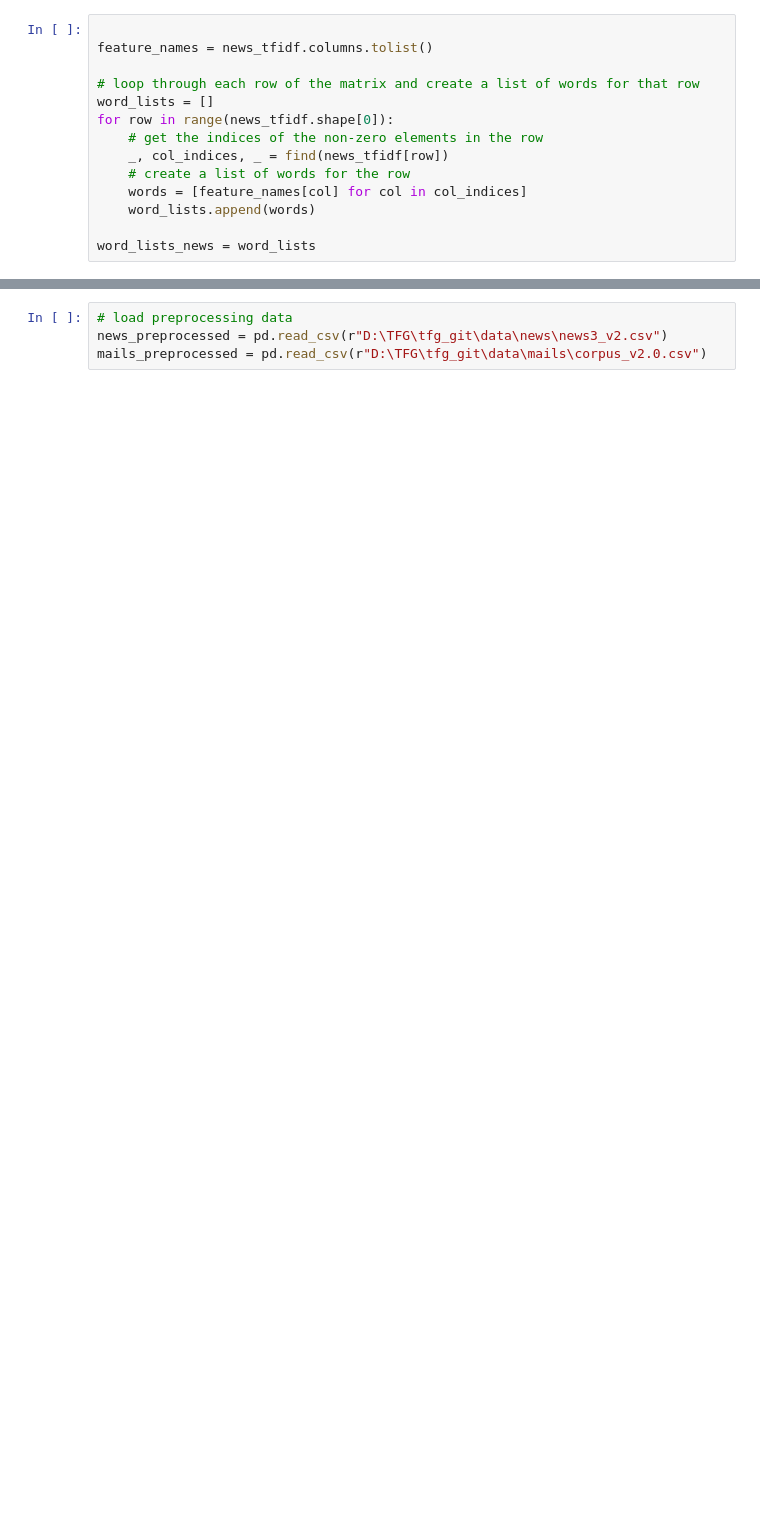
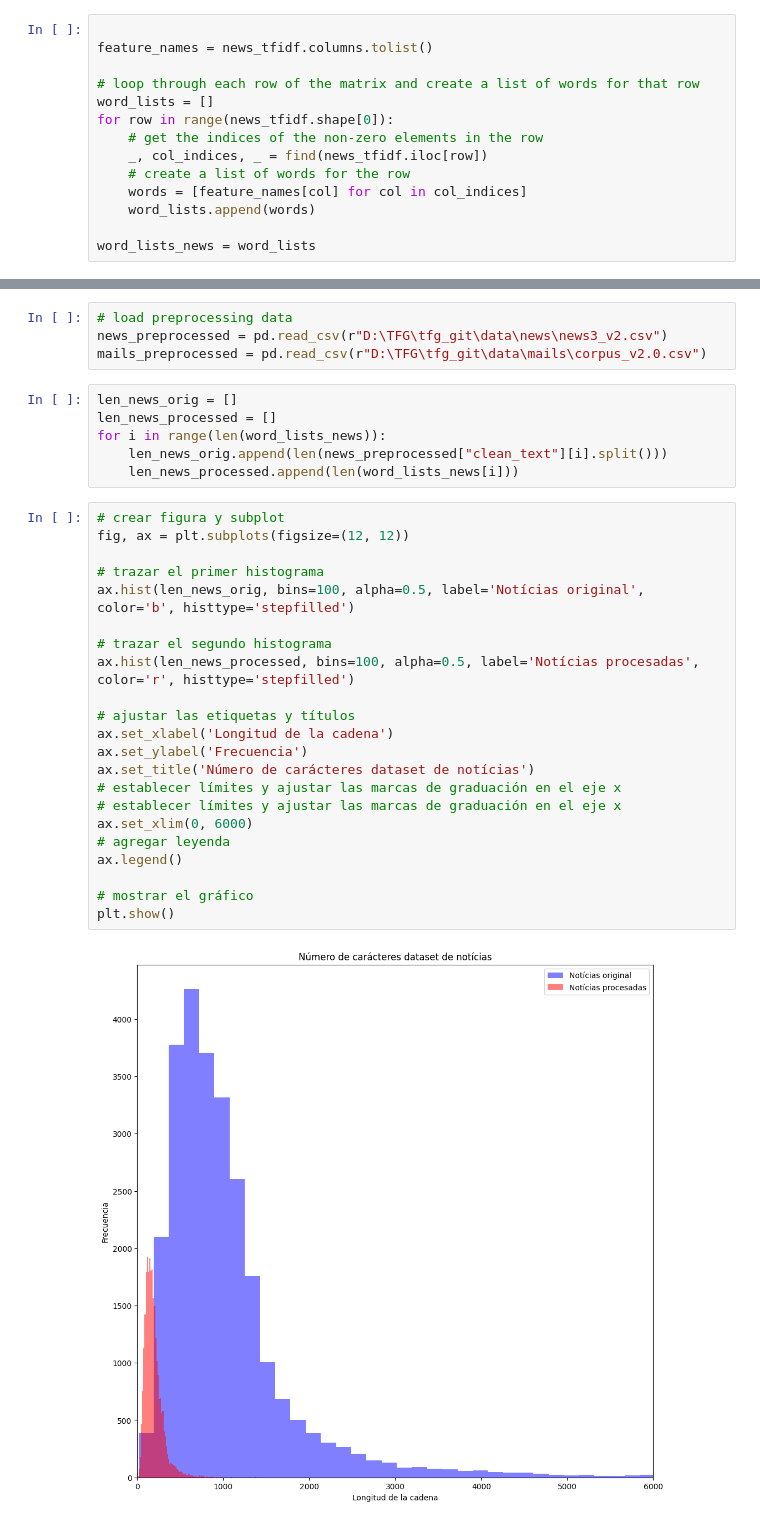
Before and after one commit to dcaaveras/pr_tfg, a Jupyter notebook: hist_number_words.ipynb, the cells around one changed output, grey strips where cells are left out. Drawn from its saved outputs; the diff is of its cells as text; blank space fills up the shorter version.

```diff
--- a/hist_number_words.ipynb
+++ b/hist_number_words.ipynb
@@ -24,7 +43,7 @@ feature_names = news_tfidf.columns.tolist()
 word_lists = []
 for row in range(news_tfidf.shape[0]):
     # get the indices of the non-zero elements in the row
-    _, col_indices, _ = find(news_tfidf[row])
+    _, col_indices, _ = find(news_tfidf.iloc[row])
     # create a list of words for the row
     words = [feature_names[col] for col in col_indices]
     word_lists.append(words)
@@ -50,3 +73,33 @@ print(len(word_lists_mails))
 # load preprocessing data
 news_preprocessed = pd.read_csv(r"D:\TFG\tfg_git\data\news\news3_v2.csv")
 mails_preprocessed = pd.read_csv(r"D:\TFG\tfg_git\data\mails\corpus_v2.0.csv")
+# %%
+len_news_orig = []
+len_news_processed = []
+for i in range(len(word_lists_news)):
+    len_news_orig.append(len(news_preprocessed["clean_text"][i].split()))
+    len_news_processed.append(len(word_lists_news[i]))
+# %%
+# crear figura y subplot
+fig, ax = plt.subplots(figsize=(12, 12))
+
+# trazar el primer histograma
+ax.hist(len_news_orig, bins=100, alpha=0.5, label='Notícias original', color='b', histtype='stepfilled')
+
+# trazar el segundo histograma
+ax.hist(len_news_processed, bins=100, alpha=0.5, label='Notícias procesadas', color='r', histtype='stepfilled')
+
+# ajustar las etiquetas y títulos
+ax.set_xlabel('Longitud de la cadena')
+ax.set_ylabel('Frecuencia')
+ax.set_title('Número de carácteres dataset de notícias')
+# establecer límites y ajustar las marcas de graduación en el eje x
+# establecer límites y ajustar las marcas de graduación en el eje x
+ax.set_xlim(0, 6000)
+# agregar leyenda
+ax.legend()
+
+# mostrar el gráfico
+plt.show()
+# %% [output]
+[figure, added]
```
Also changed, not shown: parts of 10 cells of this notebook.
